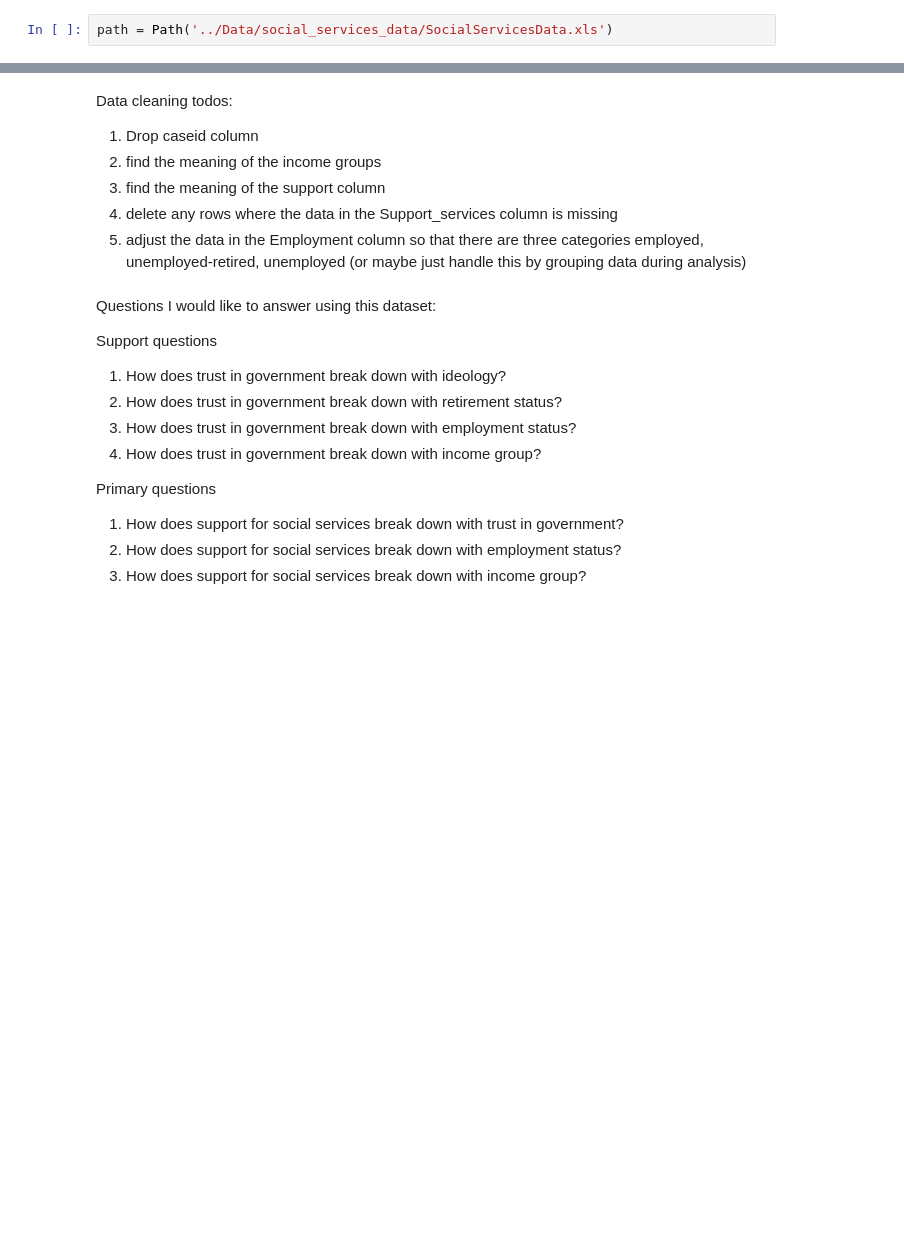
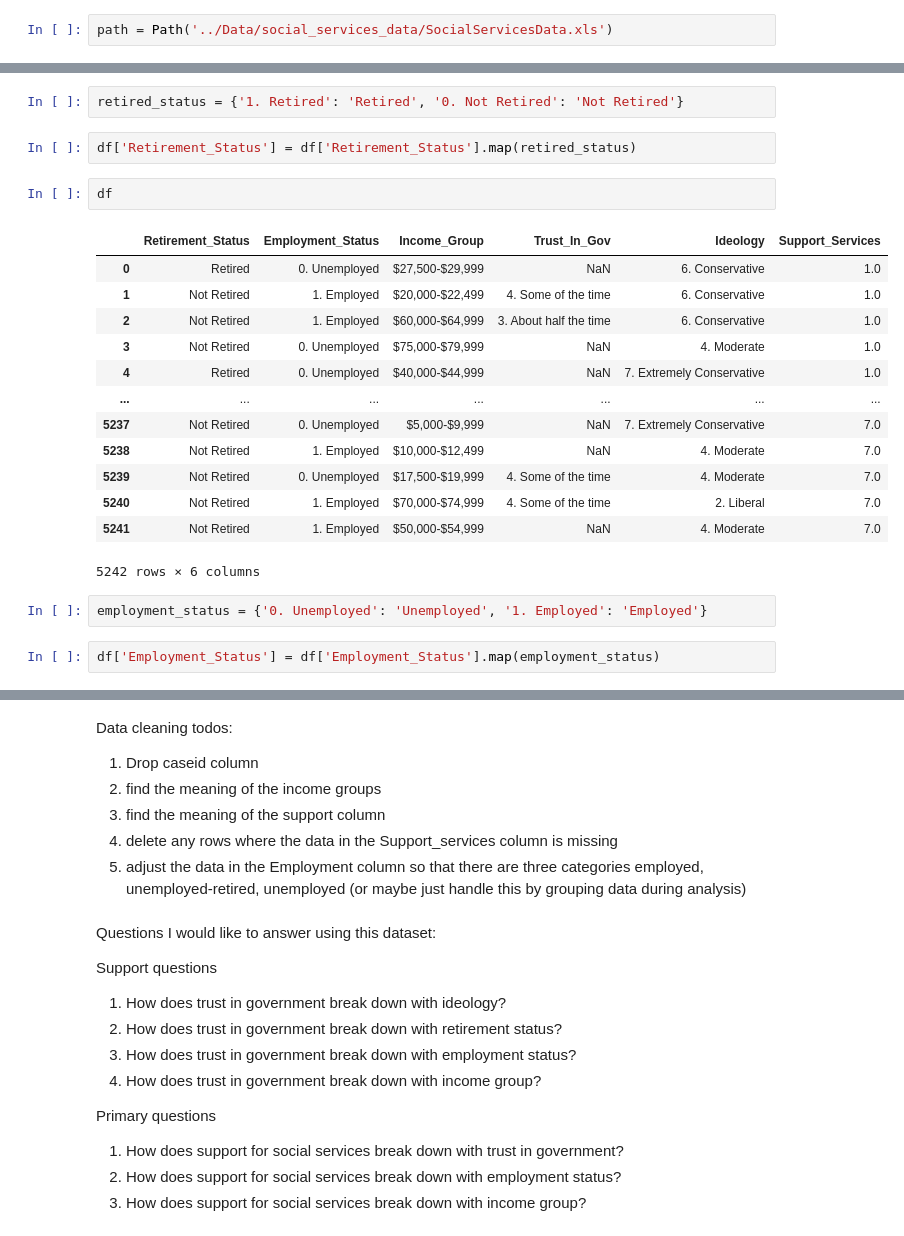
Before and after one commit to BoronII/data-analysis-visualization-sample, a Jupyter notebook: notebooks/01_Social_services_support.ipynb, the cells around one changed output, grey strips where cells are left out. Cells and saved outputs as stored; diff of their text form; blank space fills up the shorter version.

```diff
--- a/notebooks/01_Social_services_support.ipynb
+++ b/notebooks/01_Social_services_support.ipynb
@@ -21,0 +120,24 @@ df.head()
+# %%
+retired_status = {'1. Retired': 'Retired', '0. Not Retired': 'Not Retired'}
+# %%
+df['Retirement_Status'] = df['Retirement_Status'].map(retired_status)
+# %%
+df
+# %% [output]
+|  | Retirement_Status | Employment_Status | Income_Group | Trust_In_Gov | Ideology | Support_Services |
+| 0 | Retired | 0. Unemployed | $27,500-$29,999 | NaN | 6. Conservative | 1.0 |
+| 1 | Not Retired | 1. Employed | $20,000-$22,499 | 4. Some of the time | 6. Conservative | 1.0 |
+| 2 | Not Retired | 1. Employed | $60,000-$64,999 | 3. About half the time | 6. Conservative | 1.0 |
+| 3 | Not Retired | 0. Unemployed | $75,000-$79,999 | NaN | 4. Moderate | 1.0 |
+| 4 | Retired | 0. Unemployed | $40,000-$44,999 | NaN | 7. Extremely Conservative | 1.0 |
+| ... | ... | ... | ... | ... | ... | ... |
+| 5237 | Not Retired | 0. Unemployed | $5,000-$9,999 | NaN | 7. Extremely Conservative | 7.0 |
+| 5238 | Not Retired | 1. Employed | $10,000-$12,499 | NaN | 4. Moderate | 7.0 |
+| 5239 | Not Retired | 0. Unemployed | $17,500-$19,999 | 4. Some of the time | 4. Moderate | 7.0 |
+| 5240 | Not Retired | 1. Employed | $70,000-$74,999 | 4. Some of the time | 2. Liberal | 7.0 |
+| 5241 | Not Retired | 1. Employed | $50,000-$54,999 | NaN | 4. Moderate | 7.0 |
+5242 rows × 6 columns
+# %%
+employment_status = {'0. Unemployed': 'Unemployed', '1. Employed': 'Employed'}
+# %%
+df['Employment_Status'] = df['Employment_Status'].map(employment_status)
```
Also changed, not shown: parts of 21 cells of this notebook, 3 other files.
